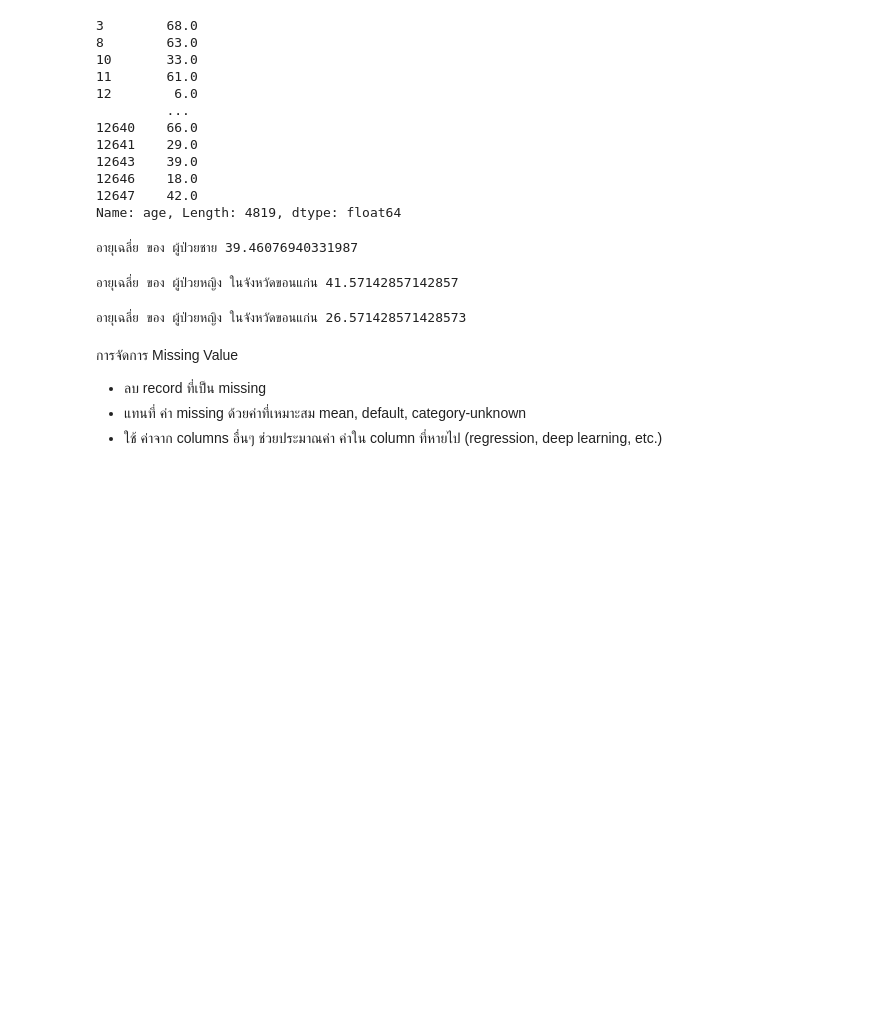
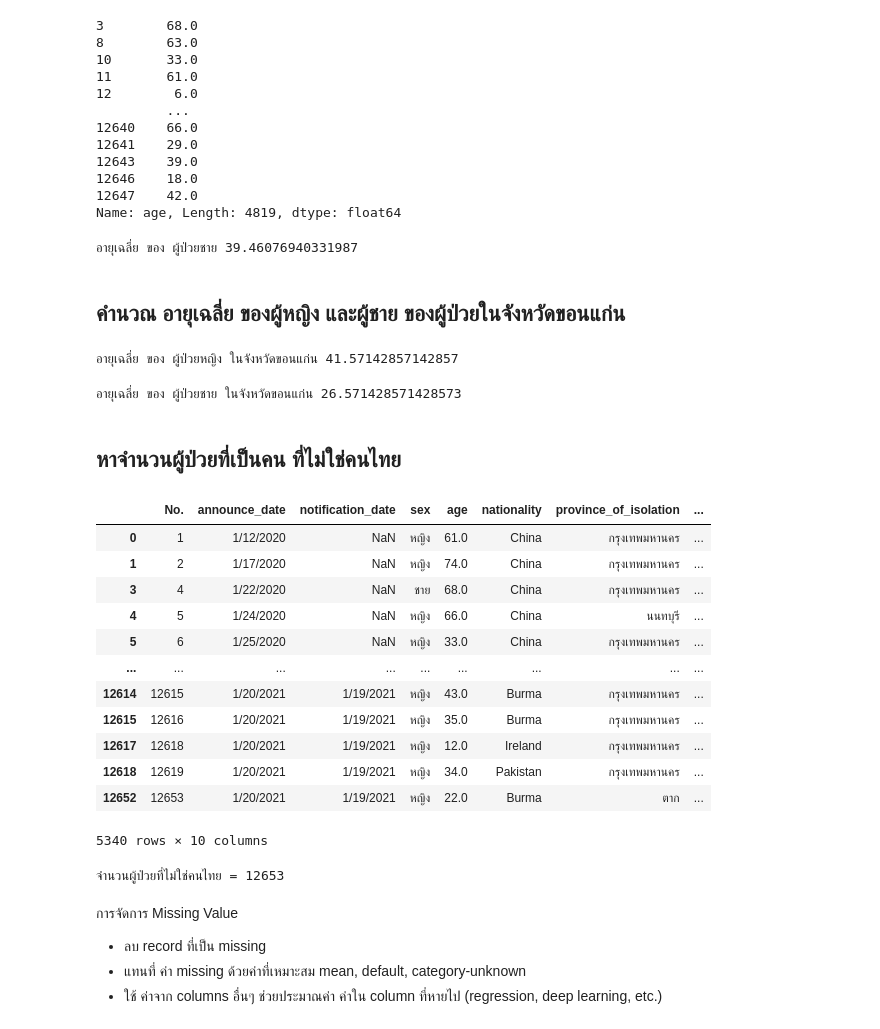
Before and after one commit to khanittha-phusopha/data_viz_2022, a Jupyter notebook: Pandas101.ipynb, the cells around one changed output. Drawn from its saved outputs; the diff is of its cells as text; code cells hidden in the pictures; blank space fills up the shorter version.

Commit message:
Quiz เสร็จ

```diff
--- a/Pandas101.ipynb
+++ b/Pandas101.ipynb
@@ -283,6 +278,8 @@ for a in male['age']:
 print(f'อายุเฉลี่ย ของ ผู้ป่วยชาย {sum/N}')
 # %% [output]
 อายุเฉลี่ย ของ ผู้ป่วยชาย 39.46076940331987
+# %% [markdown]
+##  คำนวณ อายุเฉลี่ย ของผู้หญิง และผู้ชาย ของผู้ป่วยในจังหวัดขอนแก่น
 # %%
 female_KK = female[female['province_of_onset']=='ขอนแก่น']
 
@@ -308,9 +305,39 @@ for a in male_KK['age']:
         sum += a # sum = sum + a
         N += 1
 
-print(f'อายุเฉลี่ย ของ ผู้ป่วยหญิง ในจังหวัดขอนแก่น {sum/N}')
+print(f'อายุเฉลี่ย ของ ผู้ป่วยชาย ในจังหวัดขอนแก่น {sum/N}')
 # %% [output]
-อายุเฉลี่ย ของ ผู้ป่วยหญิง ในจังหวัดขอนแก่น 26.571428571428573
+อายุเฉลี่ย ของ ผู้ป่วยชาย ในจังหวัดขอนแก่น 26.571428571428573
+# %% [markdown]
+## หาจำนวนผู้ป่วยที่เป็นคน ที่ไม่ใช่คนไทย
+# %%
+data_Quiz1 = data_covid[data_covid['nationality']!='Thailand']
+# %%
+data_Quiz1
+# %% [output]
+|  | No. | announce_date | notification_date | sex | age | nationality | province_of_isolation | ... |
+| 0 | 1 | 1/12/2020 | NaN | หญิง | 61.0 | China | กรุงเทพมหานคร | ... |
+| 1 | 2 | 1/17/2020 | NaN | หญิง | 74.0 | China | กรุงเทพมหานคร | ... |
+| 3 | 4 | 1/22/2020 | NaN | ชาย | 68.0 | China | กรุงเทพมหานคร | ... |
+| 4 | 5 | 1/24/2020 | NaN | หญิง | 66.0 | China | นนทบุรี | ... |
+| 5 | 6 | 1/25/2020 | NaN | หญิง | 33.0 | China | กรุงเทพมหานคร | ... |
+| ... | ... | ... | ... | ... | ... | ... | ... | ... |
+| 12614 | 12615 | 1/20/2021 | 1/19/2021 | หญิง | 43.0 | Burma | กรุงเทพมหานคร | ... |
+| 12615 | 12616 | 1/20/2021 | 1/19/2021 | หญิง | 35.0 | Burma | กรุงเทพมหานคร | ... |
+| 12617 | 12618 | 1/20/2021 | 1/19/2021 | หญิง | 12.0 | Ireland | กรุงเทพมหานคร | ... |
+| 12618 | 12619 | 1/20/2021 | 1/19/2021 | หญิง | 34.0 | Pakistan | กรุงเทพมหานคร | ... |
+| 12652 | 12653 | 1/20/2021 | 1/19/2021 | หญิง | 22.0 | Burma | ตาก | ... |
+5340 rows × 10 columns
+# %%
+sum = 0
+N = 0
+for a in data_Quiz1['No.']:
+    if a > 0:
+        sum = a # sum = a
+
+print(f'จำนวนผู้ป่วยที่ไม่ใช่คนไทย = {sum}')
+# %% [output]
+จำนวนผู้ป่วยที่ไม่ใช่คนไทย = 12653
 # %% [markdown]
 การจัดการ Missing Value
 
```
Also changed, not shown: parts of 2 cells of this notebook.
